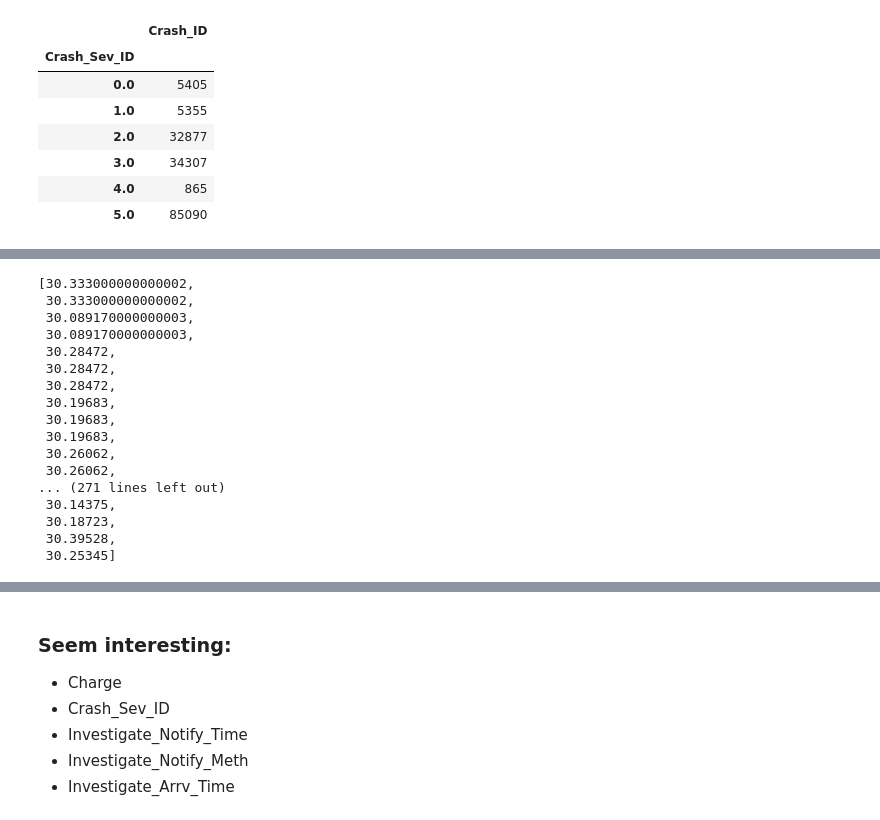
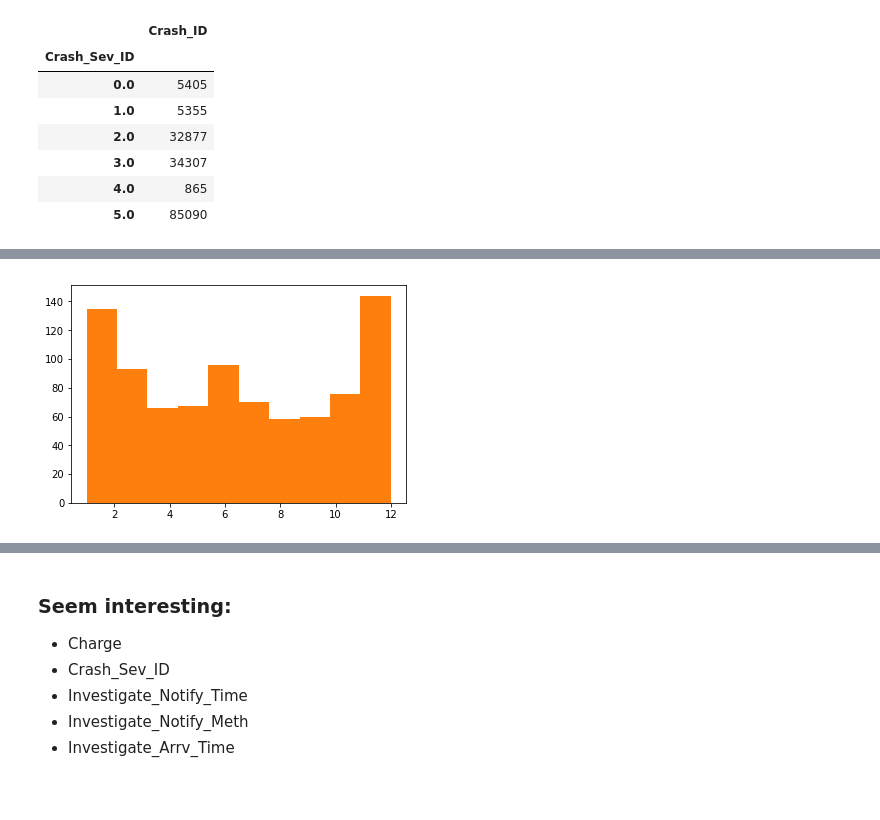
Before and after one commit to mtzaperas/capstone, a Jupyter notebook: Traffic_EDA.ipynb, the cells around one changed output, grey strips where cells are left out. Cells and saved outputs as stored; diff of their text form; code cells hidden in the pictures; blank space fills up the shorter version.

Commit message:
Found merge error in pandas, searching for error

```diff
--- a/Traffic_EDA.ipynb
+++ b/Traffic_EDA.ipynb
@@ -197,7 +197,7 @@ primaryperson = pd.concat([primaryperson_10, primaryperson_11, primaryperson_12,
 join = pd.merge(charges, crash, how='outer', on='Crash_ID')
 join = pd.merge(join, damages, how='outer', on='Crash_ID')
 join = pd.merge(join, endorsements, how='outer', on=['Crash_ID', 'Unit_Nbr'])
-join = pd.merge(join, person, how='outer', on=['Crash_ID', 'Prsn_Nbr', 'Unit_Nbr'])
+# join = pd.merge(join, person, how='outer', on=['Crash_ID', 'Prsn_Nbr', 'Unit_Nbr']) is this info in there?
 join = pd.merge(join, primaryperson, how='outer', on=['Crash_ID', 'Prsn_Nbr', 'Unit_Nbr'])
 join = pd.merge(join, restrictions, how='outer', on=['Crash_ID', 'Unit_Nbr'])
 join = pd.merge(join, unit, how='outer', on=['Crash_ID', 'Unit_Nbr'])
@@ -221,4 +219,5 @@ join[['Crash_Sev_ID', 'Crash_ID']].groupby('Crash_Sev_ID').agg('count')
 | 4.0 | 865 |
 | 5.0 | 85090 |
 # %%
-killed = join[join['Crash_Sev_ID'] == 4].loc[:,['Crash_Date', 'Crash_Time', 'Rpt_Latitude', 'Rpt_Longitude']]
+killed = join[join['Crash_Sev_ID'] == 4].loc[:,['Crash_Date', 'Crash_Time', 'Rpt_Latitude', 'Rpt_Longitude', \
+                                               'Prsn_Injry_Sev_ID']]
@@ -225,25 +234,5 @@ killed = join[join['Crash_Sev_ID'] == 4].loc[:,['Crash_Date', 'Crash_Time', 'Rpt
 # %%
 killed_mini = killed.dropna()
-# %%
-killed_mini.Rpt_Latitude.values.tolist()
-# %% [output]
-[30.333000000000002,
- 30.333000000000002,
- 30.089170000000003,
- 30.089170000000003,
- 30.28472,
- 30.28472,
- 30.28472,
- 30.19683,
- 30.19683,
- 30.19683,
- 30.26062,
- 30.26062,
-... (271 lines left out)
- 30.14375,
- 30.18723,
- 30.39528,
- 30.25345]
 # %%
 from bokeh.io import output_file, show
 from bokeh.models import (
@@ -277,3 +266,12 @@ plot.add_glyph(source, circle)
 plot.add_tools(PanTool(), WheelZoomTool(), BoxSelectTool())
 output_file("gmap_plot.html")
 show(plot)
+# %%
+killed['Crash_Timestamp'] = killed['Crash_Date'] + ' ' + killed['Crash_Time']
+killed['Crash_Timestamp'] = pd.to_datetime(killed['Crash_Timestamp'])
+# %%
+killed_month = killed['Crash_Timestamp'].dt.month.values
+plt.hist(killed_month)
+plt.show()
+# %% [output]
+[figure, added]
```
Also changed, not shown: parts of 4 cells of this notebook.
